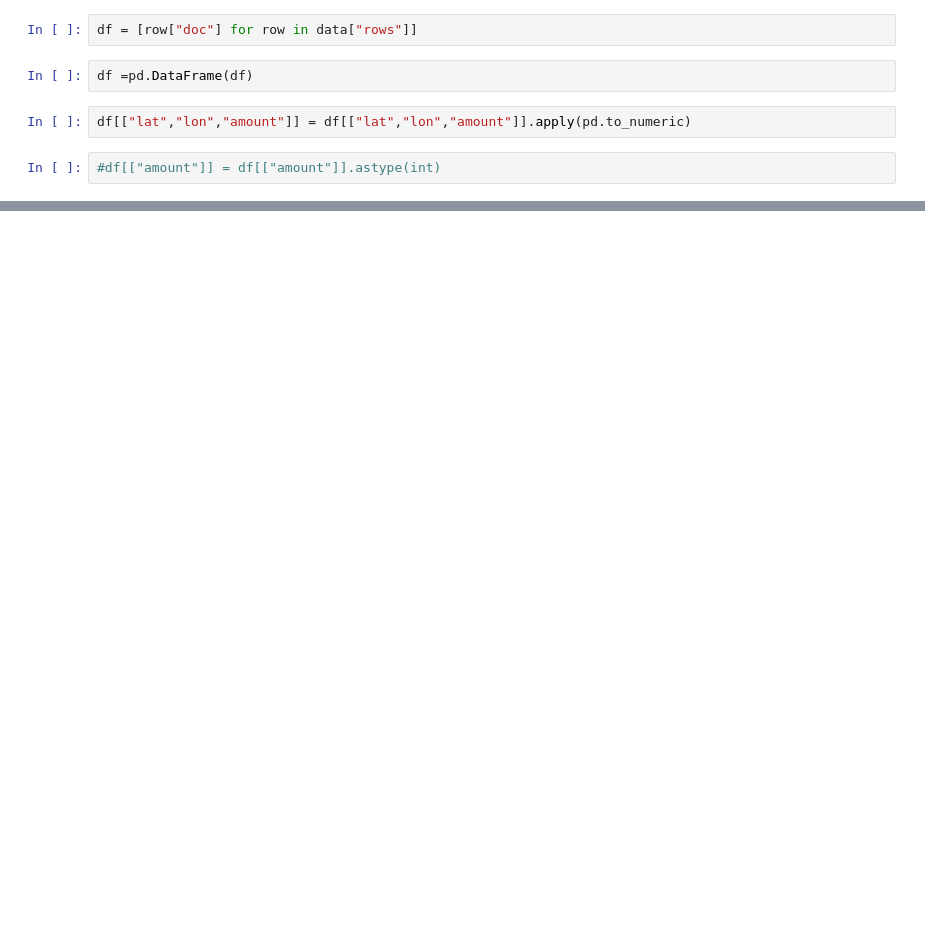
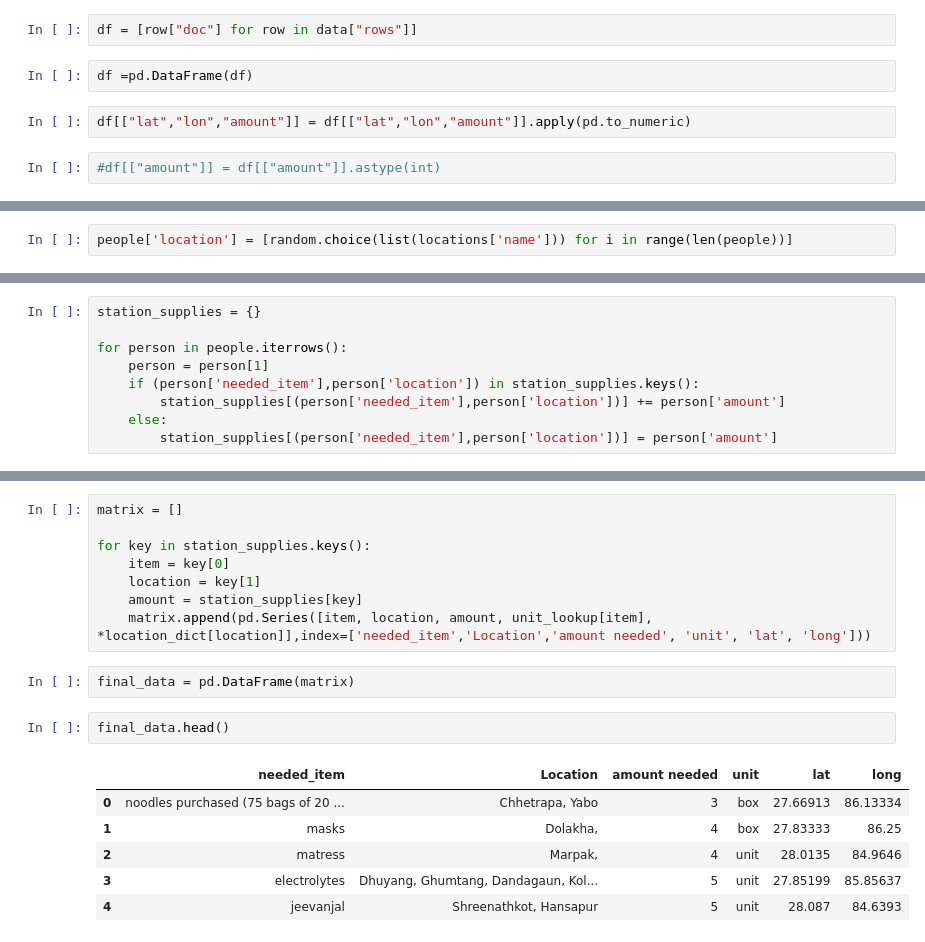
Before and after one commit to areibman/IBM-call-for-code-disaster-supply-chain, a Jupyter notebook: Pixie form db.ipynb, the cells around one changed output, grey strips where cells are left out. Cells and saved outputs as stored; diff of their text form; blank space fills up the shorter version.

```diff
--- a/Pixie form db.ipynb
+++ b/Pixie form db.ipynb
@@ -94,0 +100,2 @@ TypeError: list indices must be integers or slices, not str
+# %%
+people['location'] = [random.choice(list(locations['name'])) for i in range(len(people))]
@@ -94,0 +104,9 @@ TypeError: list indices must be integers or slices, not str
+# %%
+station_supplies = {}
+
+for person in people.iterrows():
+    person = person[1]
+    if (person['needed_item'],person['location']) in station_supplies.keys():
+        station_supplies[(person['needed_item'],person['location'])] += person['amount']
+    else:
+        station_supplies[(person['needed_item'],person['location'])] = person['amount']
@@ -94,0 +134,19 @@ TypeError: list indices must be integers or slices, not str
+# %%
+matrix = []
+
+for key in station_supplies.keys():
+    item = key[0]
+    location = key[1]
+    amount = station_supplies[key]
+    matrix.append(pd.Series([item, location, amount, unit_lookup[item], *location_dict[location]],index=['needed_item','Location','amount needed', 'unit', 'lat', 'long']))
+# %%
+final_data = pd.DataFrame(matrix)
+# %%
+final_data.head()
+# %% [output]
+|  | needed_item | Location | amount needed | unit | lat | long |
+| 0 | noodles purchased (75 bags of 20 ... | Chhetrapa, Yabo | 3 | box | 27.66913 | 86.13334 |
+| 1 | masks | Dolakha, | 4 | box | 27.83333 | 86.25 |
+| 2 | matress | Marpak, | 4 | unit | 28.0135 | 84.9646 |
+| 3 | electrolytes | Dhuyang, Ghumtang, Dandagaun, Kol... | 5 | unit | 27.85199 | 85.85637 |
+| 4 | jeevanjal | Shreenathkot, Hansapur | 5 | unit | 28.087 | 84.6393 |
```
Also changed, not shown: parts of 20 cells of this notebook.
